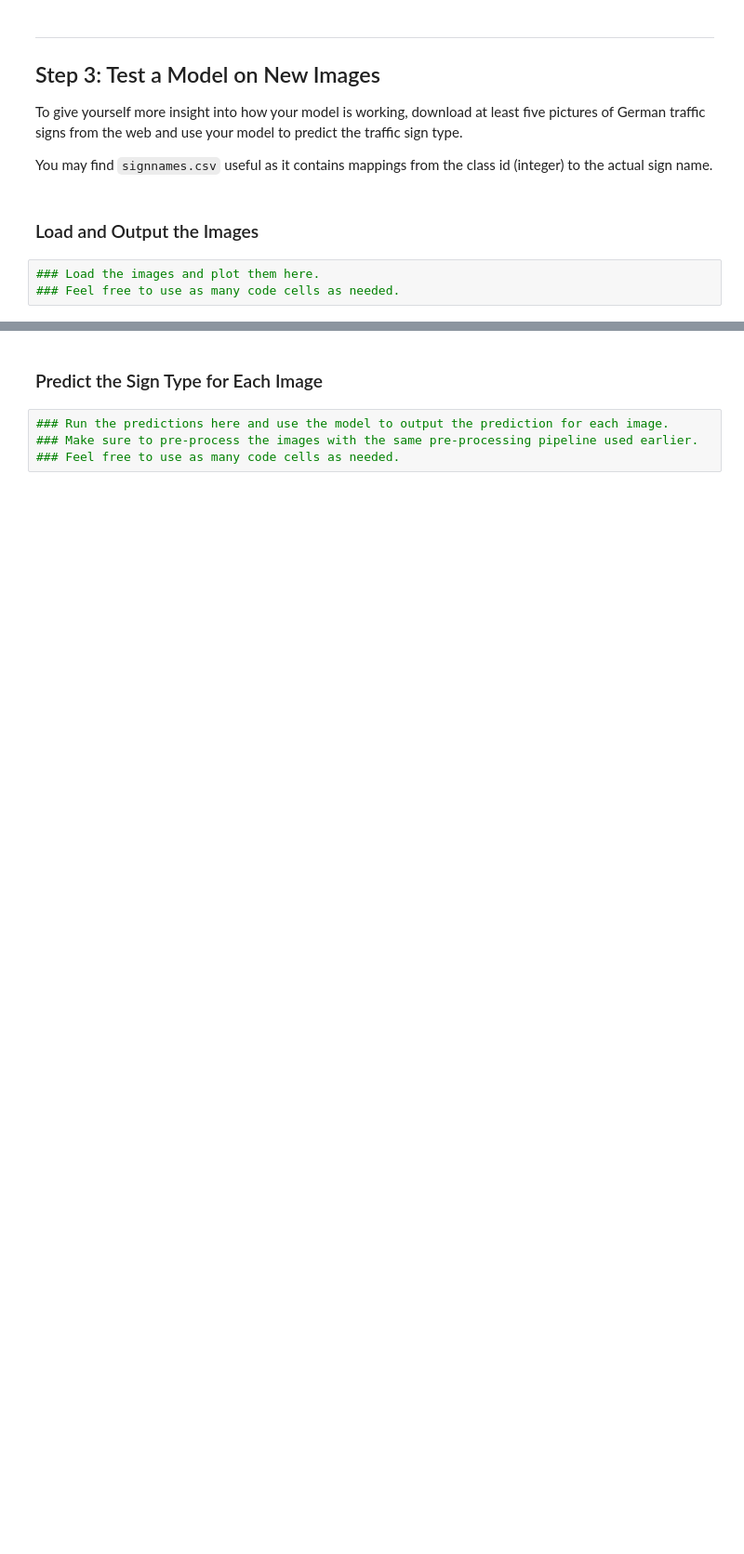
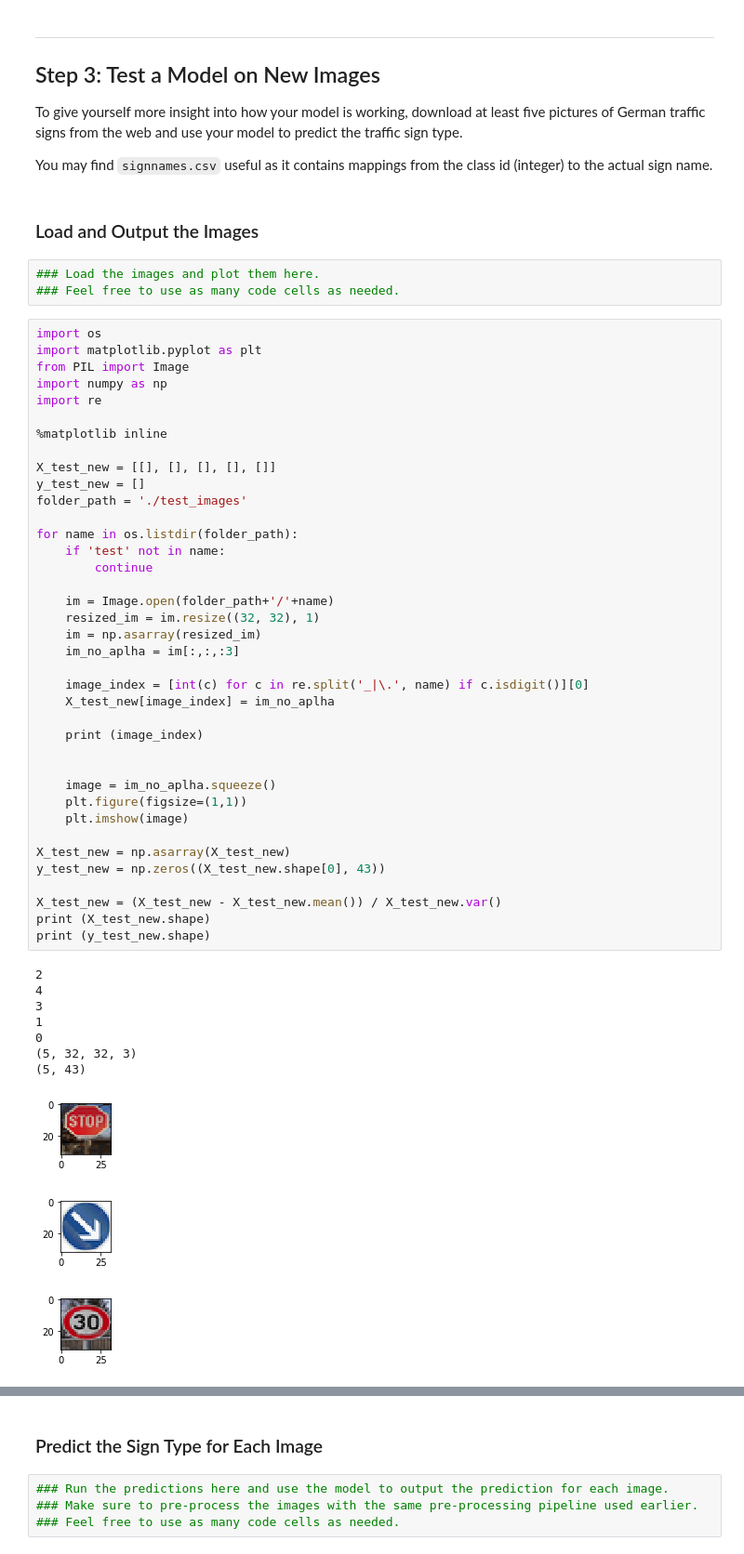
Before and after one commit to toonday/CarND-Traffic-Sign-Classifier-Project, a Jupyter notebook: Traffic_Sign_Classifier.ipynb, the cells around one changed output, grey strips where cells are left out. Shown at 93% size. Drawn from its saved outputs; the diff is of its cells as text; blank space fills up the shorter version.

```diff
--- a/Traffic_Sign_Classifier.ipynb
+++ b/Traffic_Sign_Classifier.ipynb
@@ -386,3 +413,52 @@ You may find `signnames.csv` useful as it contains mappings from the class id (i
 # %%
 ### Load the images and plot them here.
 ### Feel free to use as many code cells as needed.
+# %%
+import os
+import matplotlib.pyplot as plt
+from PIL import Image
+import numpy as np
+import re
+
+%matplotlib inline
+
+X_test_new = [[], [], [], [], []]
+y_test_new = []
+folder_path = './test_images'
+
+for name in os.listdir(folder_path):
+    if 'test' not in name:
+        continue
+
+    im = Image.open(folder_path+'/'+name)
+    resized_im = im.resize((32, 32), 1)
+    im = np.asarray(resized_im)
+    im_no_aplha = im[:,:,:3]
+
+    image_index = [int(c) for c in re.split('_|\.', name) if c.isdigit()][0]
+    X_test_new[image_index] = im_no_aplha
+
+    print (image_index)
+
+
+    image = im_no_aplha.squeeze()
+    plt.figure(figsize=(1,1))
+    plt.imshow(image)
+
+X_test_new = np.asarray(X_test_new)
+y_test_new = np.zeros((X_test_new.shape[0], 43))
+
+X_test_new = (X_test_new - X_test_new.mean()) / X_test_new.var()
+print (X_test_new.shape)
+print (y_test_new.shape)
+# %% [output]
+2
+4
+3
+1
+0
+(5, 32, 32, 3)
+(5, 43)
+[figure, added]
+[figure, added]
+[figure, added]
```
Also changed, not shown: parts of 16 cells of this notebook, 10 other files.
